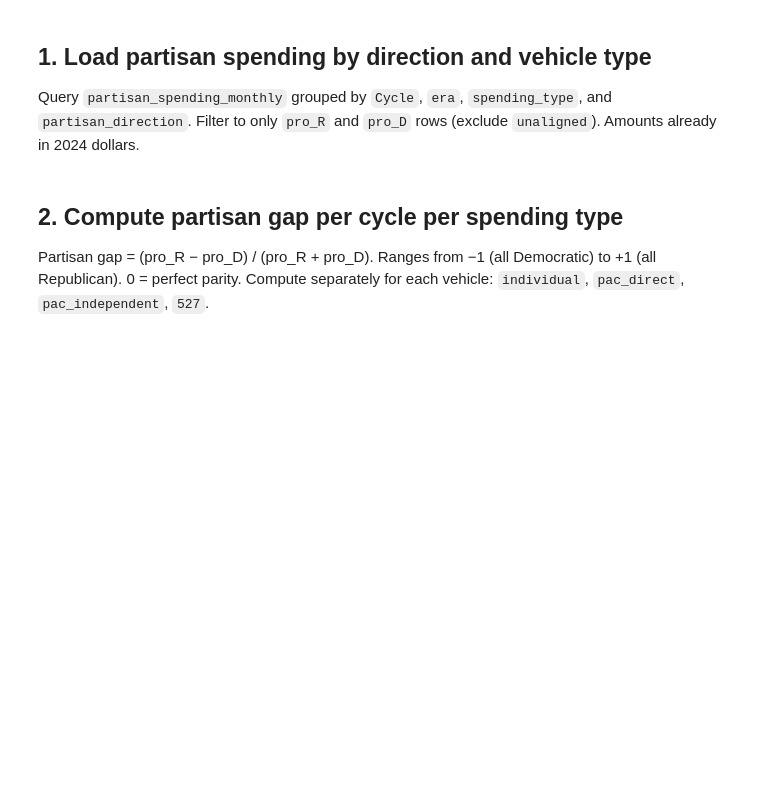
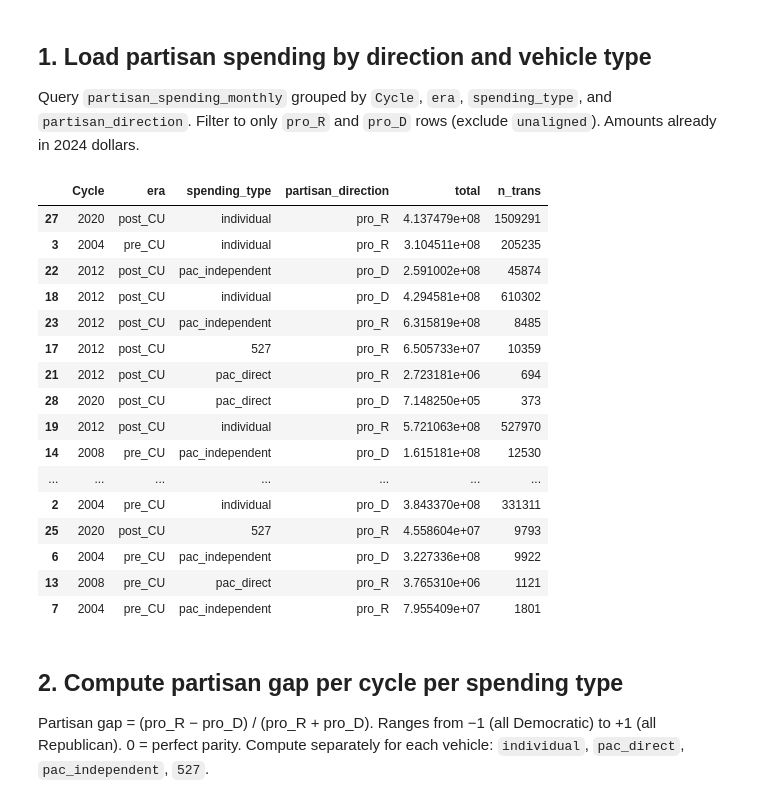
Before and after one commit to schanzb/qss_20_final_proj, a Jupyter notebook: scripts/04_q2.ipynb, the cells around one changed output. Cells and saved outputs as stored; diff of their text form; code cells hidden in the pictures; blank space fills up the shorter version.

```diff
--- a/scripts/04_q2.ipynb
+++ b/scripts/04_q2.ipynb
@@ -21,6 +21,38 @@ os.makedirs('../output/tables',  exist_ok=True)
 
 Query `partisan_spending_monthly` grouped by `Cycle`, `era`, `spending_type`, and `partisan_direction`.
 Filter to only `pro_R` and `pro_D` rows (exclude `unaligned`). Amounts already in 2024 dollars.
+# %%
+query = """
+    SELECT Cycle, era, spending_type, partisan_direction,
+           SUM(total_amount_2024) AS total,
+           SUM(n_transactions)    AS n_trans
+    FROM partisan_spending_monthly
+    WHERE partisan_direction IN ('pro_R', 'pro_D')
+    GROUP BY Cycle, era, spending_type, partisan_direction
+    ORDER BY Cycle, spending_type, partisan_direction
+  """
+
+df = pd.read_sql(query, conn)
+
+df.sample(20, random_state=1)
+# %% [output]
+|  | Cycle | era | spending_type | partisan_direction | total | n_trans |
+| 27 | 2020 | post_CU | individual | pro_R | 4.137479e+08 | 1509291 |
+| 3 | 2004 | pre_CU | individual | pro_R | 3.104511e+08 | 205235 |
+| 22 | 2012 | post_CU | pac_independent | pro_D | 2.591002e+08 | 45874 |
+| 18 | 2012 | post_CU | individual | pro_D | 4.294581e+08 | 610302 |
+| 23 | 2012 | post_CU | pac_independent | pro_R | 6.315819e+08 | 8485 |
+| 17 | 2012 | post_CU | 527 | pro_R | 6.505733e+07 | 10359 |
+| 21 | 2012 | post_CU | pac_direct | pro_R | 2.723181e+06 | 694 |
+| 28 | 2020 | post_CU | pac_direct | pro_D | 7.148250e+05 | 373 |
+| 19 | 2012 | post_CU | individual | pro_R | 5.721063e+08 | 527970 |
+| 14 | 2008 | pre_CU | pac_independent | pro_D | 1.615181e+08 | 12530 |
+| ... | ... | ... | ... | ... | ... | ... |
+| 2 | 2004 | pre_CU | individual | pro_D | 3.843370e+08 | 331311 |
+| 25 | 2020 | post_CU | 527 | pro_R | 4.558604e+07 | 9793 |
+| 6 | 2004 | pre_CU | pac_independent | pro_D | 3.227336e+08 | 9922 |
+| 13 | 2008 | pre_CU | pac_direct | pro_R | 3.765310e+06 | 1121 |
+| 7 | 2004 | pre_CU | pac_independent | pro_R | 7.955409e+07 | 1801 |
 # %% [markdown]
 ## 2. Compute partisan gap per cycle per spending type
 
```
Also changed, not shown: parts of 9 cells of this notebook, 6 other files.
